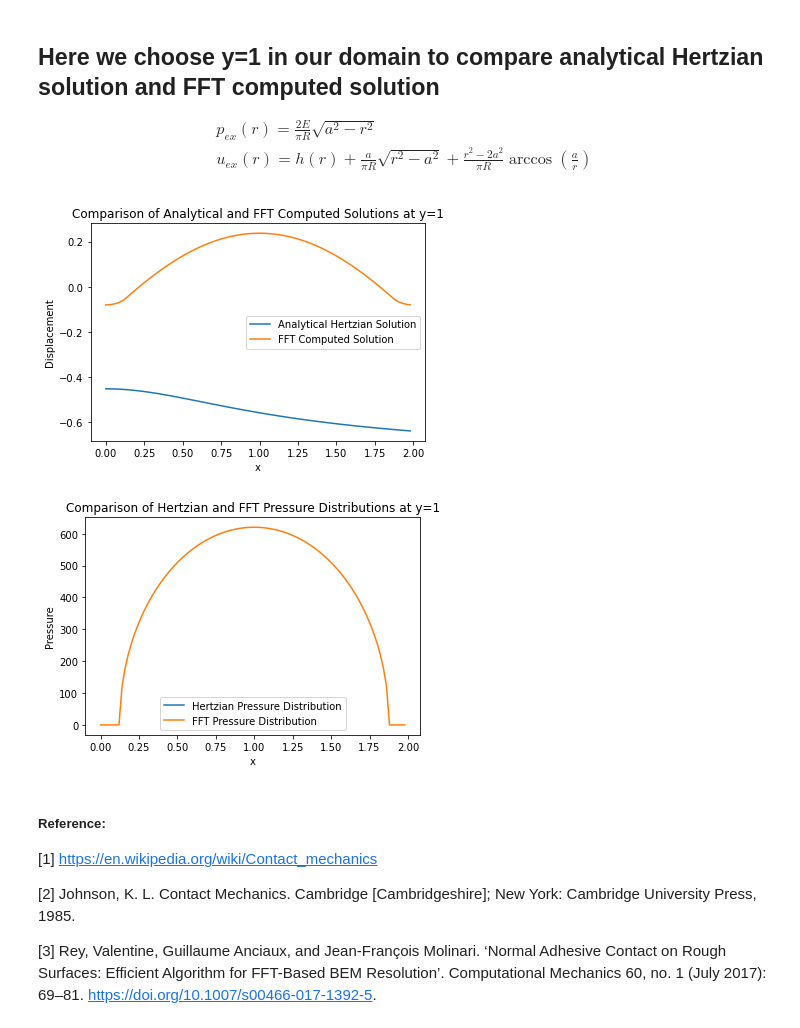
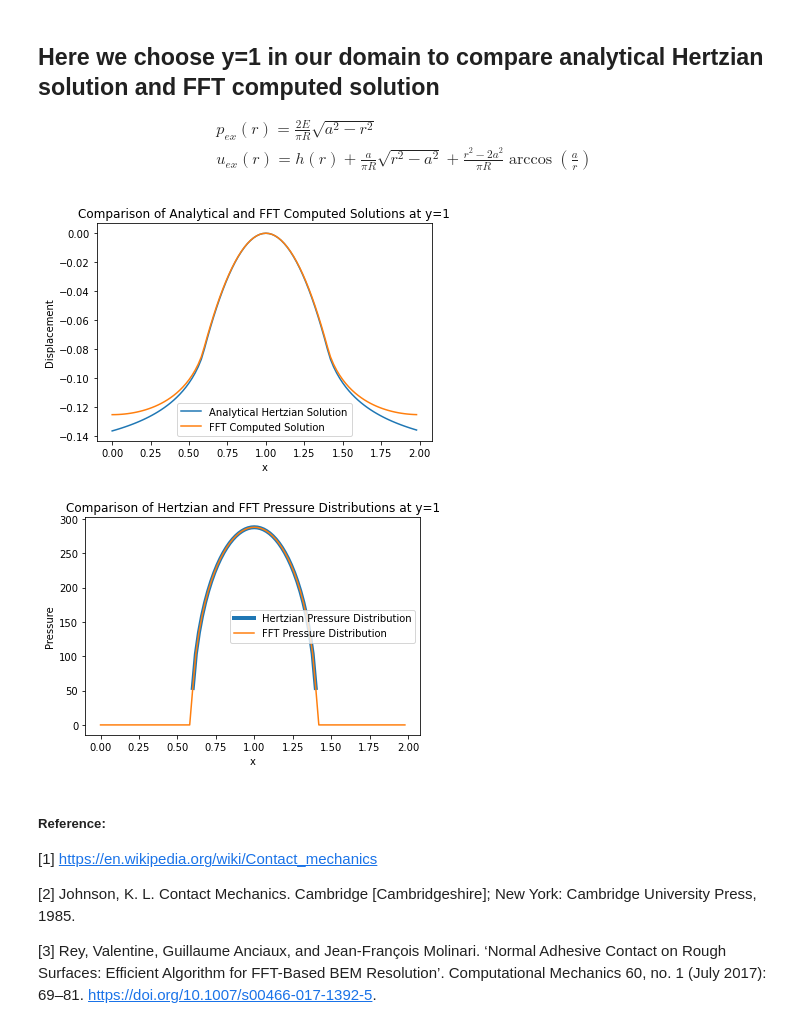
Before and after one commit to NathanLZC/Master-internship-repo-at-Institut-dAlembert, a Jupyter notebook: Week2/task1_Hertz_contact.ipynb, the cells around one changed output. Drawn from its saved outputs; the diff is of its cells as text; code cells hidden in the pictures.

```diff
--- a/Week2/task1_Hertz_contact.ipynb
+++ b/Week2/task1_Hertz_contact.ipynb
@@ -163,8 +163,11 @@ m = 100
 
 x, y = np.meshgrid(np.linspace(0, L, n, endpoint=False), np.linspace(0, L, m, endpoint=False))#notice here that we use endpoint=False to avoid having the last point
 
+x0 = 1
+y0 = 1
+
 # We define the distance from the center of the sphere
-r = np.sqrt(x**2 + y**2)
+r = np.sqrt((x-x0)**2 + (y-y0)**2)
 
 #Here we define p0 as the reference pressure
 p0 = (1/np.pi) * (6*F*(E_star**2)/(R**2))**(1/3) #this is the reference pressure
@@ -261,7 +264,7 @@ $$
 p_0=\frac{3 F}{2 \pi a^2}=\frac{1}{\pi}\left(\frac{6 F E^{* 2}}{R^2}\right)^{\frac{1}{3}}
 $$
 # %%
-F_value = 1e3
+F_value = 1e2
 
 p0 = (6*F_value*E_star**2/(np.pi**3*R**2))**(1/3)
 a = (3*F_value*R/(4*E_star))**(1/3)
@@ -374,7 +377,7 @@ We want to compute the displacement for different loading correponds to small co
 #Compute analytical displacement field
 a = (3*F_value*R/(4*E_star))**(1/3)  # contact radius
 p0 = (6*F_value*E_star**2/(np.pi**3*R**2))**(1/3)  # reference pressure
-u_z = np.pi*p0*(2*a**2-r**2)/(4*a*E_star)  # analytical displacement field
+u_z = -(r**2)/(2*R)#np.pi*p0*(2*a**2-r**2)/(4*a*E_star)  # analytical displacement field
 
 
 
@@ -420,20 +423,20 @@ $$
 # %%
 y_index = np.where(y[:, 0] == 1)[0][0]  # Find the index of y=1 in the grid
 
 # Extract the corresponding row from u_z and displacement_real
 u_z_y1 = u_z[y_index, :]
 displacement_real_y1 = np.real(displacement_real[y_index, :])
 
 # Plot the results
 plt.plot(x[y_index, :], u_z_y1, label='Analytical Hertzian Solution')
-plt.plot(x[y_index, :], displacement_real_y1, label='FFT Computed Solution')
+plt.plot(x[y_index, :], displacement_real_y1-np.max(displacement_real_y1), label='FFT Computed Solution')
 plt.xlabel('x')
 plt.ylabel('Displacement')
 plt.title('Comparison of Analytical and FFT Computed Solutions at y=1')
 plt.legend()
 plt.show()
 # %% [output]
-[figure, old version]
+[figure, new version]
 # %%
 #we also want to compare the Hertzian pressure distribution with the FFT pressure distribution
 y_index = np.where(y[:, 0] == 1)[0][0]  # Find the index of y=1 in the grid
@@ -442,7 +445,7 @@ P_analytical = 2*E_star*np.sqrt(a**2-r**2)/(np.pi*R)
 
 
 
-plt.plot(x[y_index, :], P_analytical[y_index, :], label='Hertzian Pressure Distribution')
+plt.plot(x[y_index, :], P_analytical[y_index, :], label='Hertzian Pressure Distribution', lw=4)
 plt.plot(x[y_index, :], test_pressure[y_index, :], label='FFT Pressure Distribution')
 plt.xlabel('x')
 plt.ylabel('Pressure')
@@ -450,7 +453,7 @@ plt.title('Comparison of Hertzian and FFT Pressure Distributions at y=1')
 plt.legend()
 plt.show()
 # %% [output]
-[figure, old version]
+[figure, new version]
 # %% [markdown]
 ##### Reference:
 
```
Also changed, not shown: parts of 5 cells of this notebook.
